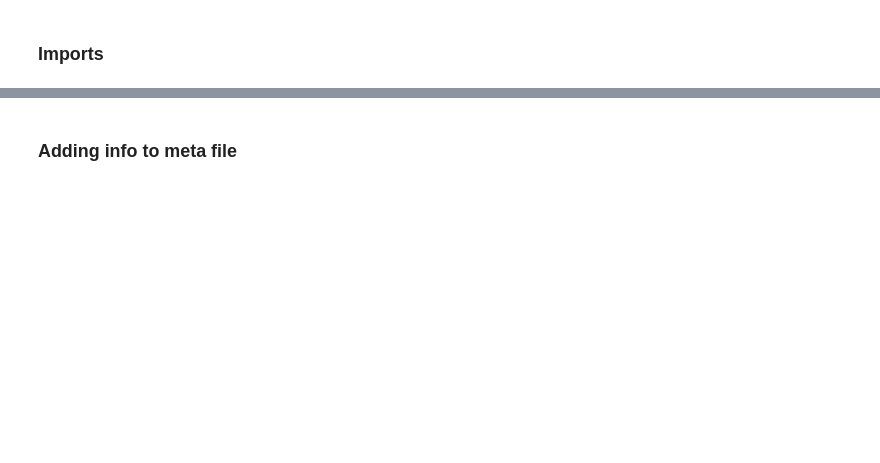
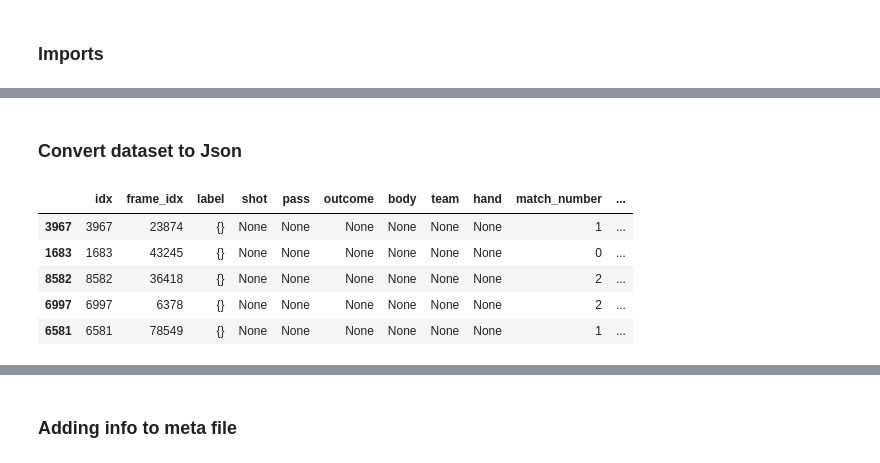
Before and after one commit to rhotertj/thesis, a Jupyter notebook: dataset/visualize.ipynb, the cells around one changed output, grey strips where cells are left out. Cells and saved outputs as stored; diff of their text form; code cells hidden in the pictures; blank space fills up the shorter version.

```diff
--- a/dataset/visualize.ipynb
+++ b/dataset/visualize.ipynb
@@ -65,0 +22,47 @@ with open("class2frame.pkl", "wb+") as f:
+# %% [markdown]
+### Convert dataset to Json
+# %%
+# f = plot_event_proportions("occurences_16_2_train.csv")
+sql = 16
+sr = 2
+data_path = Path("/nfs/home/rhotertj/datasets/hbl")
+dataset = MultiModalHblDataset(
+    meta_path=data_path / "meta3d_train.csv",
+    seq_len=sql,
+    sampling_rate=sr,
+    load_frames=False
+)
+data_dict = []
+for idx in tqdm(range(len(dataset))):
+    instance = dataset[idx]
+    label = instance["label"]
+    data_dict.append(
+        {
+            "idx" : idx,
+            "frame_idx" : instance["frame_idx"],
+            "label" : label,
+            "shot" : label.get("Wurf"),
+            "pass" : label.get("Pass"),
+            "outcome" : label.get("Ergebnis"),
+            "body" : label.get("Körper"),
+            "team" : label.get("Team"),
+            "hand" : label.get("Hand"),
+            "match_number" : instance["match_number"]
+        }
+    )
+# %%
+df = pd.DataFrame(data_dict)
+
+df = df.replace({np.nan:None})
+# do stratified
+df["class_fine"] = df.apply(generate_class_description_fine, axis=1)
+df["class_coarse"] = df["class_fine"].apply(generate_class_description_coarse)
+df.to_json(data_path / f"meta3d_train_{sql}_{sr}.jsonl", lines=True, orient="records")
+df.sample(5)
+# %% [output]
+|  | idx | frame_idx | label | shot | pass | outcome | body | team | hand | match_number | ... |
+| 3967 | 3967 | 23874 | {} | None | None | None | None | None | None | 1 | ... |
+| 1683 | 1683 | 43245 | {} | None | None | None | None | None | None | 0 | ... |
+| 8582 | 8582 | 36418 | {} | None | None | None | None | None | None | 2 | ... |
+| 6997 | 6997 | 6378 | {} | None | None | None | None | None | None | 2 | ... |
+| 6581 | 6581 | 78549 | {} | None | None | None | None | None | None | 1 | ... |
```
Also changed, not shown: parts of 19 cells of this notebook, 2 other files.
